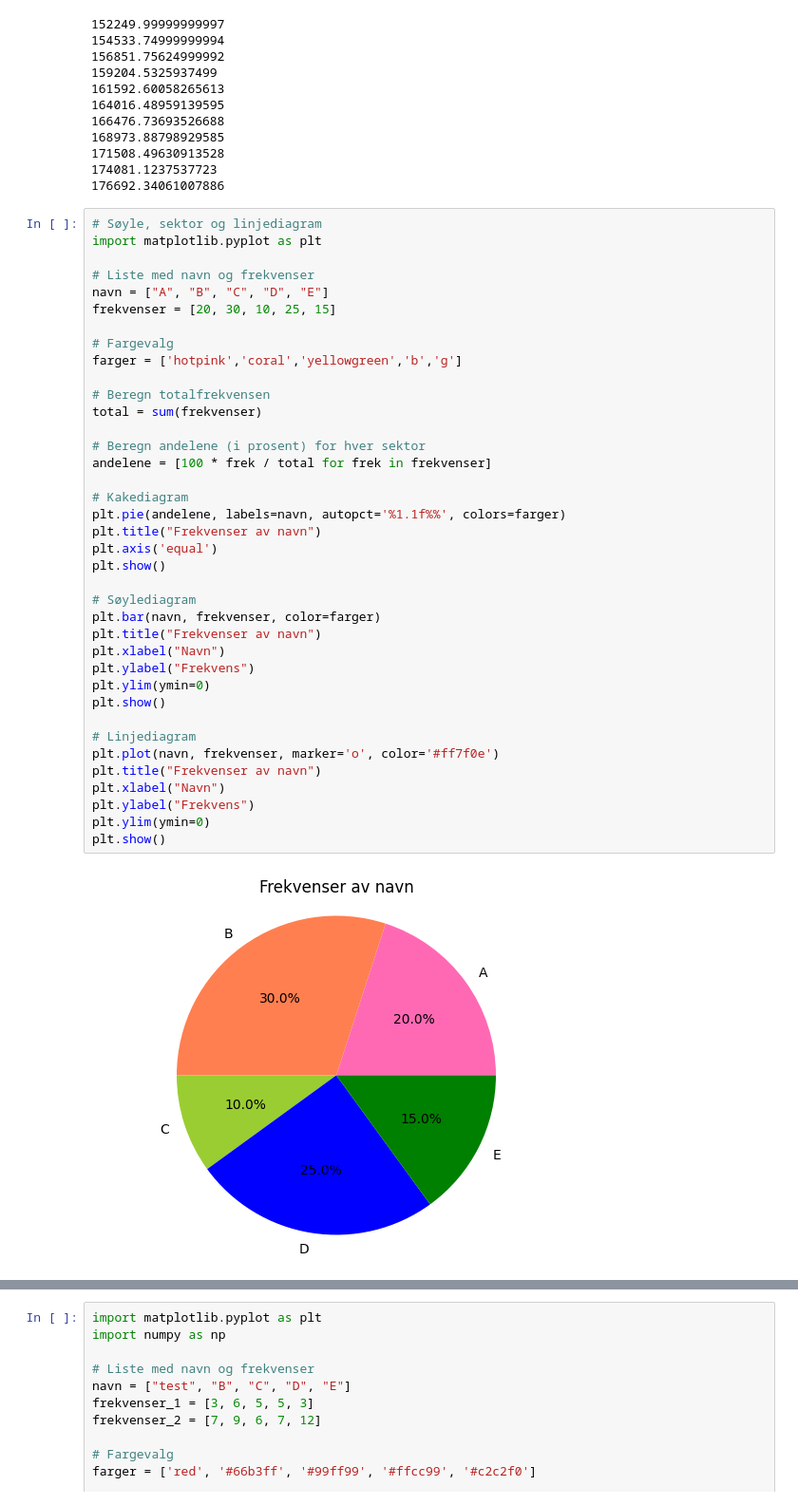
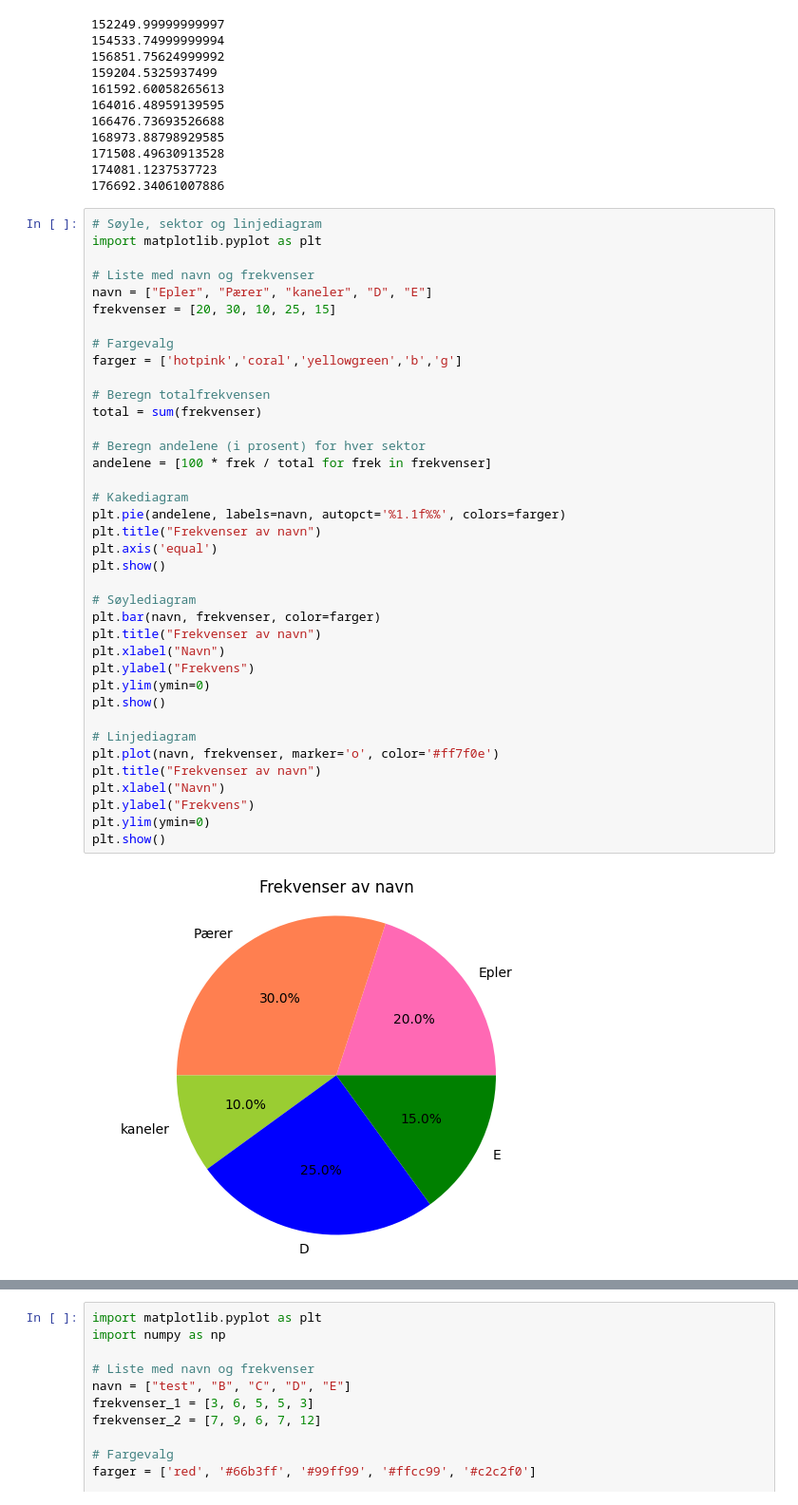
Before and after one commit to hanska91/Matematikk-2P-Y, a Jupyter notebook: Matematikkboka 2P-Y + Litt annet.ipynb, the cells around one changed output, grey strips where cells are left out. Shown at 95% size. Cells and saved outputs as stored; diff of their text form.

```diff
--- a/Matematikkboka 2P-Y + Litt annet.ipynb
+++ b/Matematikkboka 2P-Y + Litt annet.ipynb
@@ -2626,38 +2624,38 @@ while år <= 10:
 import matplotlib.pyplot as plt
 
 # Liste med navn og frekvenser
-navn = ["A", "B", "C", "D", "E"]
+navn = ["Epler", "Pærer", "kaneler", "D", "E"]
 frekvenser = [20, 30, 10, 25, 15]
 
 # Fargevalg
 farger = ['hotpink','coral','yellowgreen','b','g']
 
 # Beregn totalfrekvensen
 total = sum(frekvenser)
 
 # Beregn andelene (i prosent) for hver sektor
 andelene = [100 * frek / total for frek in frekvenser]
 
 # Kakediagram
 plt.pie(andelene, labels=navn, autopct='%1.1f%%', colors=farger)
 plt.title("Frekvenser av navn")
 plt.axis('equal')
 plt.show()
 
 # Søylediagram
 plt.bar(navn, frekvenser, color=farger)
 plt.title("Frekvenser av navn")
 plt.xlabel("Navn")
 plt.ylabel("Frekvens")
 plt.ylim(ymin=0)
 plt.show()
 
 # Linjediagram
 plt.plot(navn, frekvenser, marker='o', color='#ff7f0e')
 plt.title("Frekvenser av navn")
 plt.xlabel("Navn")
 plt.ylabel("Frekvens")
 plt.ylim(ymin=0)
 plt.show()
 # %% [output]
-[figure, old version]
+[figure, new version]
```
Also changed, not shown: parts of 10 cells of this notebook.
